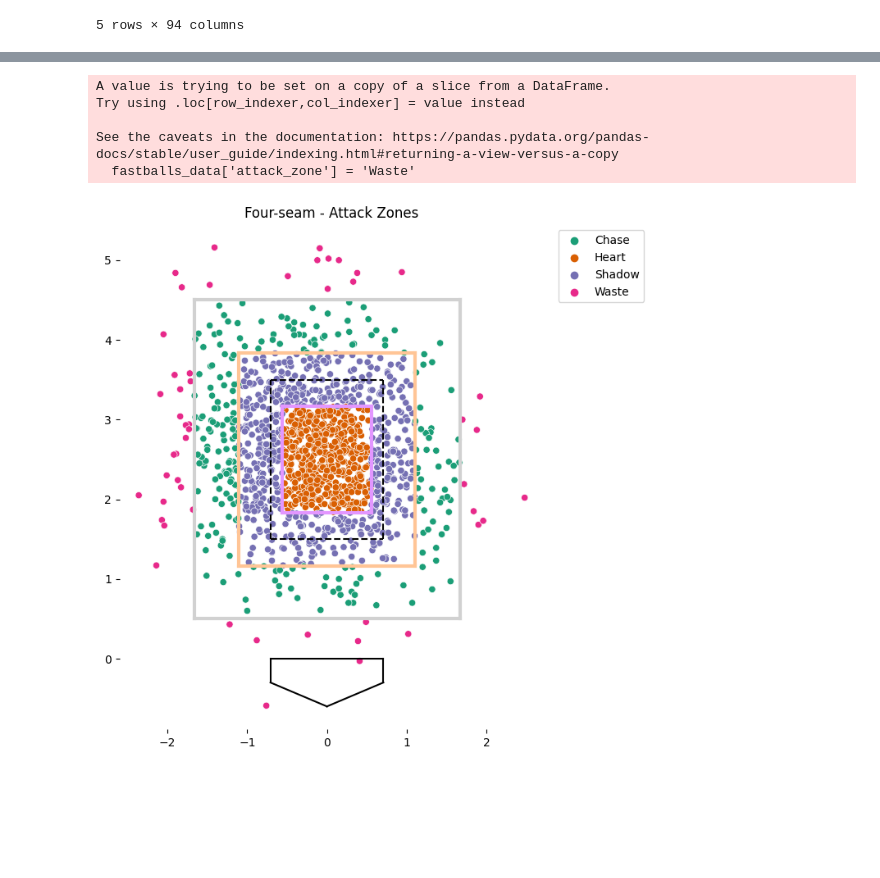
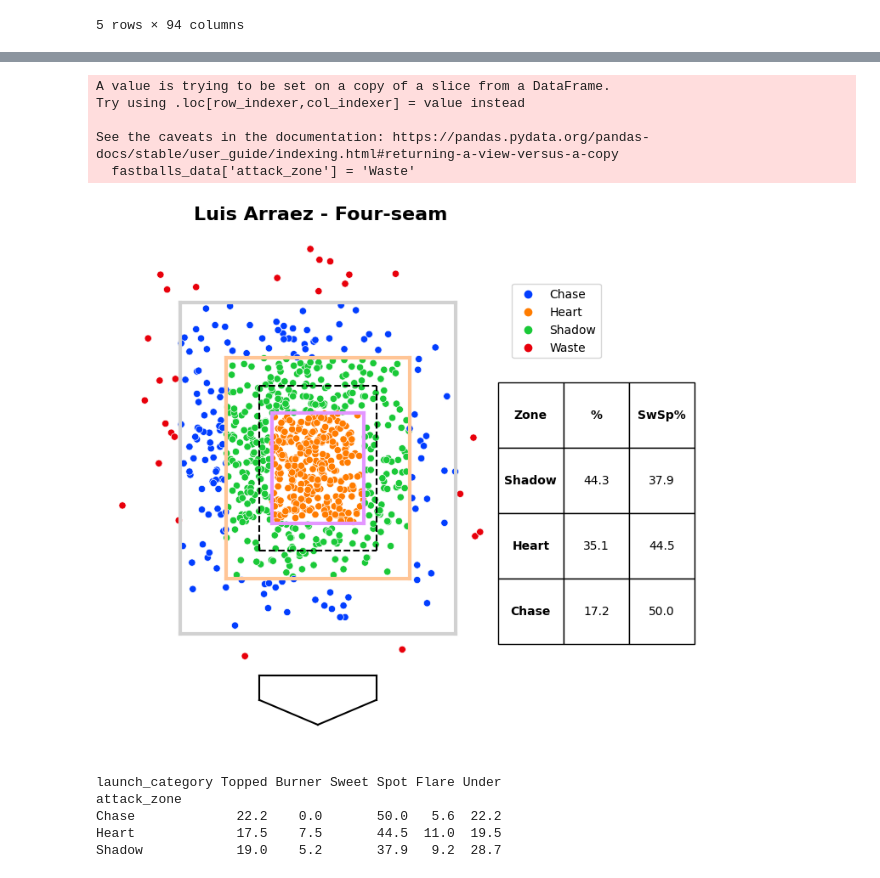
Before and after one commit to eme-eleuce/baseball-2022, a Jupyter notebook: arraez-22.23.ipynb, the cells around one changed output, grey strips where cells are left out. Drawn from its saved outputs; the diff is of its cells as text; code cells hidden in the pictures; blank space fills up the shorter version.

```diff
--- a/arraez-22.23.ipynb
+++ b/arraez-22.23.ipynb
@@ -58,3 +58,21 @@ mlb_2022.head()
 | 3 | Changeup | 2023-09-23 | 84.3 | -1.38 | 5.72 | Arraez, Luis | 650333 | 605540 | ... |
 | 4 | Sinker | 2023-09-23 | 94.6 | -1.33 | 5.80 | Arraez, Luis | 650333 | 605540 | ... |
 5 rows × 94 columns
+# %%
+conditions = [
+    (mlb_2022['launch_angle'] >= -90) & (mlb_2022['launch_angle'] <= 0),
+    (mlb_2022['launch_angle'] >= 1) & (mlb_2022['launch_angle'] <= 7),
+    (mlb_2022['launch_angle'] >= 8) & (mlb_2022['launch_angle'] <= 32),
+    (mlb_2022['launch_angle'] >= 33) & (mlb_2022['launch_angle'] <= 39),
+    (mlb_2022['launch_angle'] >= 40) & (mlb_2022['launch_angle'] <= 90)
+]
+choices = ['Topped', 'Burner', 'Sweet Spot', 'Flare', 'Under']
+
+mlb_2022['launch_category'] = pd.cut(
+    mlb_2022['launch_angle'],
+    bins=[-91, 0, 7, 32, 39, 90],
+    labels=['Topped', 'Burner', 'Sweet Spot', 'Flare', 'Under']
+)
+
+# Verificar los resultados
+print(mlb_2022[['launch_angle', 'launch_category']].head())
@@ -61,5 +86,5 @@ mlb_2022.head()
 # %%
-fastballs = ['Four-Seam', 'Sinker', 'Cutter']
+fastballs = ['Four-Seam']
 breaking_balls = ['Curveball', 'Knuckle Curve', 'Slider', 'Sweeper', 'Slurve', 'Knuckleball']
 offspeed_balls = ['Changeup', 'Split-Finger', 'Forkball', 'Screwball']
 
@@ -225,30 +311,77 @@ plt.show()
 # %%
 fastballs_data = mlb_2022[mlb_2022['pitch_name'].isin(fastballs)]
 
 fastballs_data['attack_zone'] = 'Waste'
 fastballs_data.loc[(fastballs_data['plate_x'].between(-0.558, 0.558)) & (fastballs_data['plate_z'].between(1.833,3.166)), 'attack_zone'] = 'Heart'
 fastballs_data.loc[(fastballs_data['plate_x'].between(-1.108, 1.108)) & (fastballs_data['plate_z'].between(1.166,3.833)) & (~fastballs_data['attack_zone'].isin(['Heart'])), 'attack_zone'] = 'Shadow'
 fastballs_data.loc[(fastballs_data['plate_x'].between(-1.666, 1.666)) & (fastballs_data['plate_z'].between(0.5,4.5)) & (~fastballs_data['attack_zone'].isin(['Heart', 'Shadow'])), 'attack_zone'] = 'Chase'
 
+zone_counts = fastballs_data['attack_zone'].value_counts(normalize=True) * 100
+zone_percentages = zone_counts.reset_index()
+zone_percentages.columns = ['Zone', '%']
+
+# Calcular el porcentaje de Sweet Spot en cada zona
+percentage_table = pd.crosstab(fastballs_data['attack_zone'], fastballs_data['launch_category'], normalize='index') * 100
+
+# Extraer los porcentajes de Sweet Spot para cada zona
+sweet_spot_percentages = percentage_table['Sweet Spot'].reset_index()
+sweet_spot_percentages.columns = ['Zone', 'SwSp%']
+
+# Combinar los porcentajes en una sola tabla
+combined_percentages = pd.merge(zone_percentages, sweet_spot_percentages, on='Zone')
+
+# Formatear los valores para mostrar solo un decimal
+combined_percentages['%'] = combined_percentages['%'].map('{:.1f}'.format)
+combined_percentages['SwSp%'] = combined_percentages['SwSp%'].map('{:.1f}'.format)
 
 
 fig = plt.figure(figsize=(8,8))
 fig = sns.scatterplot(data=fastballs_data, x='plate_x', y='plate_z',
-                      hue='attack_zone', palette='Dark2')
+                      hue='attack_zone', palette='bright')
 draw_sz(ls='k--')
 draw_home_plate()
 draw_attack_zones()
 fig.set_aspect('equal')
-plt.title('Four-seam - Attack Zones')
+plt.legend(bbox_to_anchor=(1.02,0.90), loc=2)
+plt.title('Luis Arraez - Four-seam', fontsize=16, loc='center', pad=5, y=1, x=0.55, weight='bold')
 plt.xlabel('')
 plt.ylabel('')
-plt.legend(bbox_to_anchor=(1.02,1), loc=2)
 sns.despine(left=True, bottom=True)
+plt.gca().xaxis.set_major_locator(plt.NullLocator())
+plt.gca().yaxis.set_major_locator(plt.NullLocator())
+
+table = plt.table(cellText=combined_percentages.values,
+                  colLabels=combined_percentages.columns,
+                  cellLoc='center',
+                  bbox=(1, .2, 0.5, 0.5))
+
+table.auto_set_font_size(False)
+table.set_fontsize(10)  # Ajusta este valor según sea necesario
+
+for key, cell in table.get_celld().items():
+    if key[0] == 0 or key[1] == 0:
+        cell.set_text_props(weight='bold')
+
+
 plt.show()
 # %% [output]
 A value is trying to be set on a copy of a slice from a DataFrame.
 Try using .loc[row_indexer,col_indexer] = value instead
 
 See the caveats in the documentation: https://pandas.pydata.org/pandas-docs/stable/user_guide/indexing.html#returning-a-view-versus-a-copy
   fastballs_data['attack_zone'] = 'Waste'
-[figure, old version]
+[figure, new version]
+# %%
+percentage_table = pd.crosstab(fastballs_data['attack_zone'], fastballs_data['launch_category'], normalize='index') * 100
+
+# Mostrar los porcentajes con un decimal
+percentage_table = percentage_table.applymap('{:.1f}'.format)
+
+# Ver los resultados
+print(percentage_table)
+# %% [output]
+launch_category Topped Burner Sweet Spot Flare Under
+attack_zone
+Chase             22.2    0.0       50.0   5.6  22.2
+Heart             17.5    7.5       44.5  11.0  19.5
+Shadow            19.0    5.2       37.9   9.2  28.7
```
Also changed, not shown: parts of 6 cells of this notebook.
